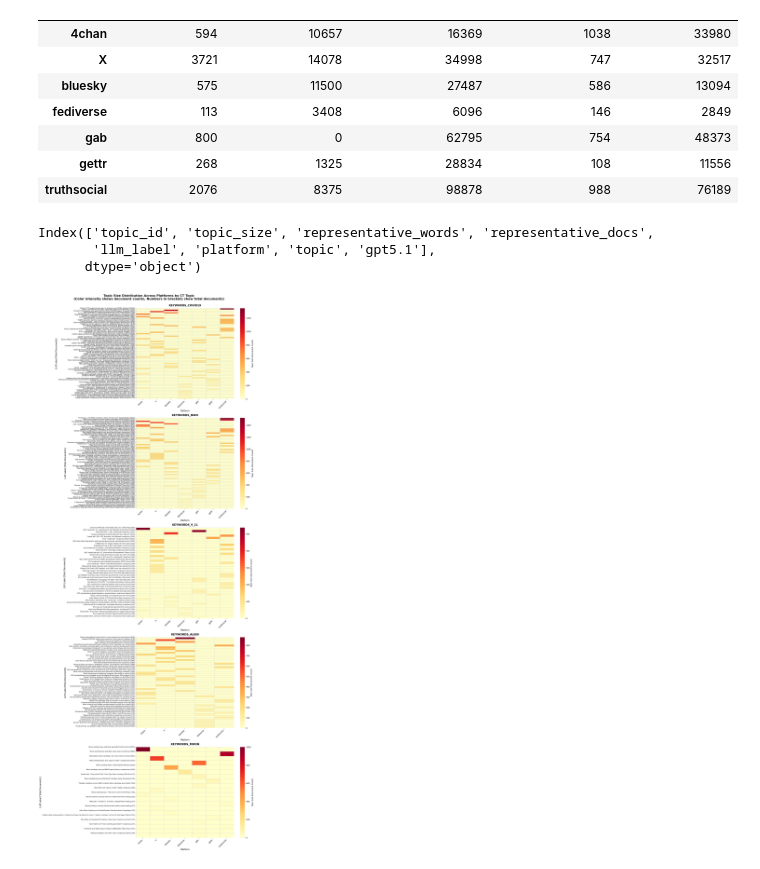
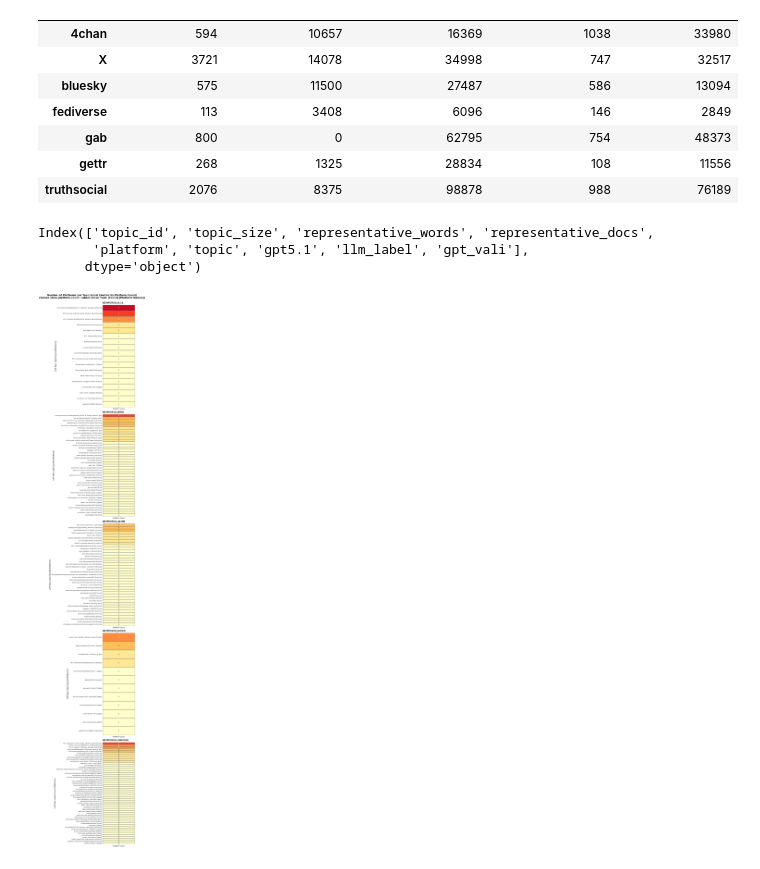
Before and after one commit to calvinchengyx/ct_prevalence, a Jupyter notebook: bertopic_pipeline/4_results.ipynb, the cells around one changed output. Drawn from its saved outputs; the diff is of its cells as text; code cells hidden in the pictures.

Commit message:
update bertopic

```diff
--- a/bertopic_pipeline/4_results.ipynb
+++ b/bertopic_pipeline/4_results.ipynb
@@ -42,11 +42,11 @@ df_results.to_csv("/VData/scro4316/ct_prevalence/bertopic_results_all_platforms_
 # %%
 # let's regenerate the label again with gpt5.1 model
 # did it with 5_llm_label.py file
-df_results = pd.read_csv("/VData/scro4316/ct_prevalence/bertopic_results_all_platforms_topics_gpt5.csv")
+df_results = pd.read_csv("/VData/scro4316/ct_prevalence/bertopic_results_all_platforms_topics_gpt5_vali.csv")
 df_results.columns
 # %% [output]
 Index(['topic_id', 'topic_size', 'representative_words', 'representative_docs',
-       'llm_label', 'platform', 'topic', 'gpt5.1'],
+       'platform', 'topic', 'gpt5.1', 'llm_label', 'gpt_vali'],
       dtype='object')
 # %%
 import seaborn as sns
@@ -57,62 +57,71 @@ import numpy as np
 # Get unique CT topics
 ct_topics = df_results['topic'].unique()
 
 # Create subplots - one per CT topic
-fig, axes = plt.subplots(len(ct_topics), 1, figsize=(16, max(8, len(ct_topics)*8)))
+fig, axes = plt.subplots(len(ct_topics), 1, figsize=(8, len(ct_topics)*max(10, len(ct_topics)*2)))
 
 # Make axes iterable if only one topic
 if len(ct_topics) == 1:
     axes = [axes]
 
 for idx, ct_topic in enumerate(ct_topics):
     # Filter data for this CT topic
     topic_data = df_results[df_results['topic'] == ct_topic]
 
-    # Create pivot table: sum of topic_size per platform
-    pivot_data = topic_data.pivot_table(
-        values='topic_size',
-        index='gpt5.1',
-        columns='platform',
-        aggfunc='sum',  # Sum the topic sizes
-        fill_value=0
+    # Count number of platforms per gpt_vali
+    pivot_data = topic_data.groupby('gpt_vali')['platform'].nunique().to_frame()
+    pivot_data.columns = ['num_platforms']
+
+    # Get platform names for each gpt_vali
+    platform_names = topic_data.groupby('gpt_vali')['platform'].apply(
+        lambda x: ', '.join(sorted(x.unique()))
     )
 
-    # Calculate total size across all platforms and sort by it
-    total_size = pivot_data.sum(axis=1).sort_values(ascending=False)
-    pivot_data = pivot_data.loc[total_size.index]
+    # Sort by platform count (descending), then alphabetically
+    pivot_data = pivot_data.sort_values('num_platforms', ascending=False)
+    platform_names = platform_names.loc[pivot_data.index]
 
-    # Modify index to include total document count
-    pivot_data.index = [f"{label} [{int(total_size[label])}]" for label in pivot_data.index]
+    # Create extended labels with platform count and names
+    extended_labels = []
+    for label in pivot_data.index:
+        count = pivot_data.loc[label, 'num_platforms']
+        platforms = platform_names[label]
+        extended_label = f"{label} [{count}] [{platforms}]"
+        extended_labels.append(extended_label)
 
-    # Adjust figure height based on number of topics
-    num_topics = len(pivot_data)
+    # Reshape to single column for vertical heatmap
+    heatmap_data = pivot_data[['num_platforms']].values
 
-    # Create heatmap
+    # Create heatmap without colorbar
     ax = axes[idx]
     sns.heatmap(
-        pivot_data,
-        annot=False,  # Remove number annotations
+        heatmap_data,
+        annot=True,
+        fmt='d',
         cmap='YlOrRd',
-        cbar_kws={'label': 'Topic Size (Document Count)'},
-        linewidths=0.5,
-        linecolor='lightgray',
-        ax=ax
+        cbar=False,  # Remove legend/colorbar
+        linewidths=0.8,
+        linecolor='gray',
+        vmin=1,
+        vmax=7,
+        ax=ax,
+        xticklabels=['Platform Count'],
+        yticklabels=extended_labels
     )
 
-    ax.set_title(f'{ct_topic}', fontsize=14, fontweight='bold', pad=10)
-    ax.set_xlabel('Platform', fontsize=11)
-    ax.set_ylabel('LLM Label [Total Documents]', fontsize=11)
+    ax.set_title(f'{ct_topic}', fontsize=14, fontweight='bold', pad=10, loc='left')
+    ax.set_xlabel('', fontsize=11)
+    ax.set_ylabel('LLM Topic Label [Count] [Platforms]', fontsize=11)
 
-    # Show ALL y-axis labels without skipping any
-    ax.set_yticks(range(len(pivot_data)))
-    ax.set_yticklabels(pivot_data.index, rotation=0, fontsize=8, ha='right')
+    # Set x-axis label horizontal
+    ax.set_xticklabels(ax.get_xticklabels(), rotation=0, fontsize=10, ha='center')
 
-    # Rotate x-axis labels
-    ax.set_xticklabels(ax.get_xticklabels(), rotation=45, ha='right', fontsize=10)
+    # Set y-axis labels horizontal
+    ax.set_yticklabels(ax.get_yticklabels(), rotation=0, fontsize=8, ha='right')
 
-plt.suptitle('Topic Size Distribution Across Platforms by CT Topic\n(Color intensity shows document counts, Numbers in brackets show total documents)',
+plt.suptitle('Number of Platforms per Topic Label (Sorted by Platform Count)\n(Values show platform count; Labels show: Topic [Count] [Platform Names])',
              fontsize=16, fontweight='bold', y=0.9995)
 plt.tight_layout()
 plt.show()
 # %% [output]
-[figure, old version]
+[figure, new version]
```
Also changed, not shown: parts of 2 cells of this notebook, 4 other files.
